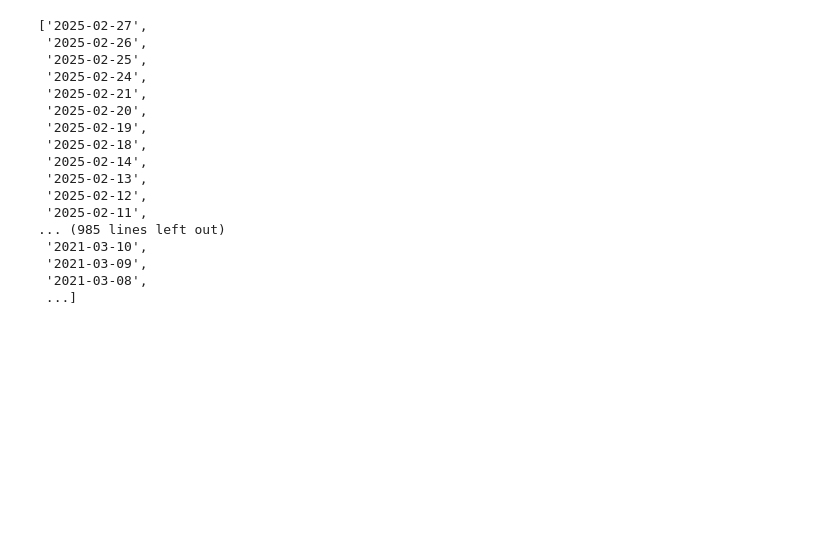
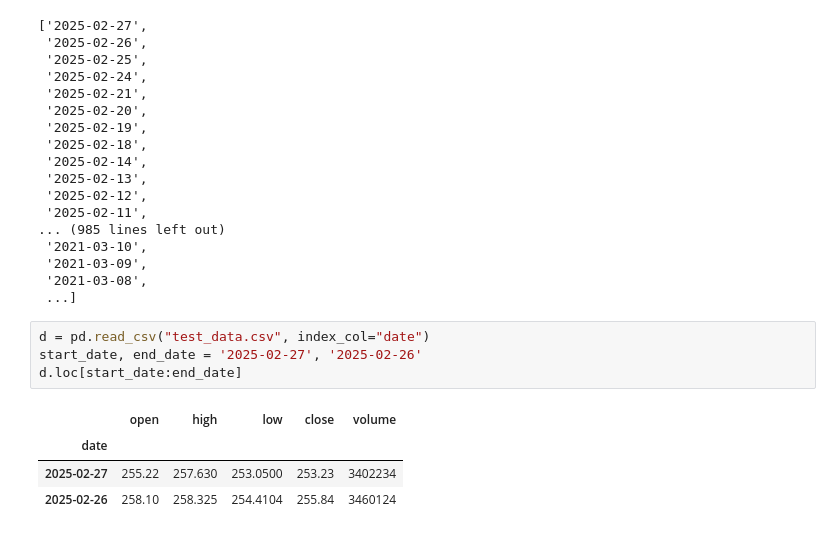
Before and after one commit to Gregory-mcbit/AI-Stock-Dashboard, a Jupyter notebook: test.ipynb, the cells around one changed output. Saved outputs shown, nothing was run; the diff lists cells and outputs as text; blank space fills up the shorter version.

Commit message:
fix: minor fixes, add data display, create temporary data file

```diff
--- a/test.ipynb
+++ b/test.ipynb
@@ -92,3 +93,12 @@ list(df.index)
  '2021-03-09',
  '2021-03-08',
  ...]
+# %%
+d = pd.read_csv("test_data.csv", index_col="date")
+start_date, end_date = '2025-02-27', '2025-02-26'
+d.loc[start_date:end_date]
+# %% [output]
+|  | open | high | low | close | volume |
+| date |  |  |  |  |  |
+| 2025-02-27 | 255.22 | 257.630 | 253.0500 | 253.23 | 3402234 |
+| 2025-02-26 | 258.10 | 258.325 | 254.4104 | 255.84 | 3460124 |
```
Also changed, not shown: parts of 1 cell of this notebook, 3 other files.
